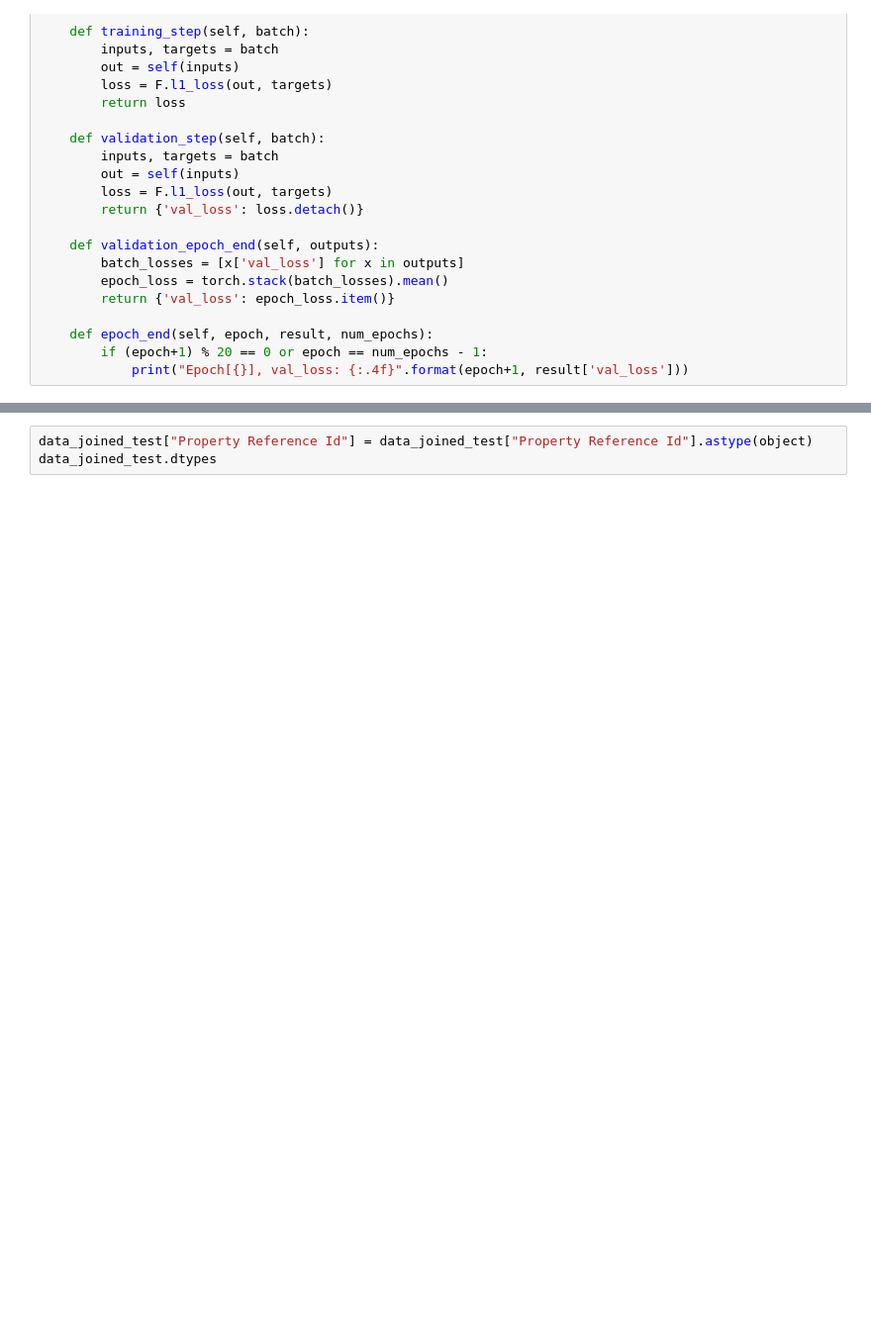
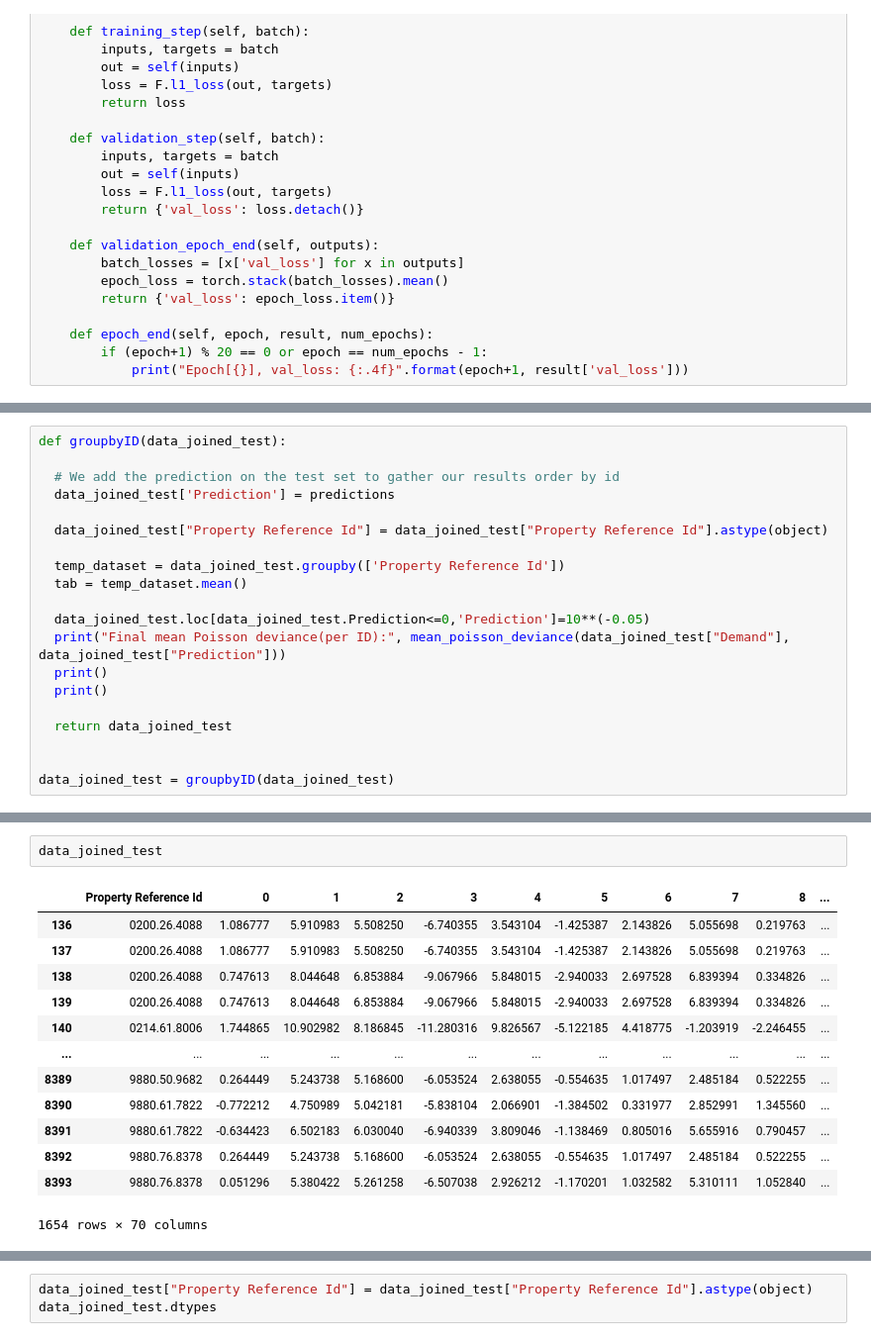
Before and after one commit to Germouche/ml-project, a Jupyter notebook: tabular+multimodal.ipynb, the cells around one changed output, grey strips where cells are left out. Shown at 99% size. Saved outputs shown, nothing was run; the diff lists cells and outputs as text; blank space fills up the shorter version.

```diff
--- a/tabular+multimodal.ipynb
+++ b/tabular+multimodal.ipynb
@@ -907,0 +976,20 @@ Mean Poisson deviance: 7.065035586813161
+# %%
+def groupbyID(data_joined_test):
+
+  # We add the prediction on the test set to gather our results order by id
+  data_joined_test['Prediction'] = predictions
+
+  data_joined_test["Property Reference Id"] = data_joined_test["Property Reference Id"].astype(object)
+
+  temp_dataset = data_joined_test.groupby(['Property Reference Id'])
+  tab = temp_dataset.mean()
+
+  data_joined_test.loc[data_joined_test.Prediction<=0,'Prediction']=10**(-0.05)
+  print("Final mean Poisson deviance(per ID):", mean_poisson_deviance(data_joined_test["Demand"], data_joined_test["Prediction"]))
+  print()
+  print()
+
+  return data_joined_test
+
+
+data_joined_test = groupbyID(data_joined_test)
@@ -907,0 +1008,16 @@ Mean Poisson deviance: 7.065035586813161
+# %%
+data_joined_test
+# %% [output]
+|  | Property Reference Id | 0 | 1 | 2 | 3 | 4 | 5 | 6 | 7 | 8 | ... |
+| 136 | 0200.26.4088 | 1.086777 | 5.910983 | 5.508250 | -6.740355 | 3.543104 | -1.425387 | 2.143826 | 5.055698 | 0.219763 | ... |
+| 137 | 0200.26.4088 | 1.086777 | 5.910983 | 5.508250 | -6.740355 | 3.543104 | -1.425387 | 2.143826 | 5.055698 | 0.219763 | ... |
+| 138 | 0200.26.4088 | 0.747613 | 8.044648 | 6.853884 | -9.067966 | 5.848015 | -2.940033 | 2.697528 | 6.839394 | 0.334826 | ... |
+| 139 | 0200.26.4088 | 0.747613 | 8.044648 | 6.853884 | -9.067966 | 5.848015 | -2.940033 | 2.697528 | 6.839394 | 0.334826 | ... |
+| 140 | 0214.61.8006 | 1.744865 | 10.902982 | 8.186845 | -11.280316 | 9.826567 | -5.122185 | 4.418775 | -1.203919 | -2.246455 | ... |
+| ... | ... | ... | ... | ... | ... | ... | ... | ... | ... | ... | ... |
+| 8389 | 9880.50.9682 | 0.264449 | 5.243738 | 5.168600 | -6.053524 | 2.638055 | -0.554635 | 1.017497 | 2.485184 | 0.522255 | ... |
+| 8390 | 9880.61.7822 | -0.772212 | 4.750989 | 5.042181 | -5.838104 | 2.066901 | -1.384502 | 0.331977 | 2.852991 | 1.345560 | ... |
+| 8391 | 9880.61.7822 | -0.634423 | 6.502183 | 6.030040 | -6.940339 | 3.809046 | -1.138469 | 0.805016 | 5.655916 | 0.790457 | ... |
+| 8392 | 9880.76.8378 | 0.264449 | 5.243738 | 5.168600 | -6.053524 | 2.638055 | -0.554635 | 1.017497 | 2.485184 | 0.522255 | ... |
+| 8393 | 9880.76.8378 | 0.051296 | 5.380422 | 5.261258 | -6.507038 | 2.926212 | -1.170201 | 1.032582 | 5.310111 | 1.052840 | ... |
+1654 rows × 70 columns
```
Also changed, not shown: parts of 25 cells of this notebook.
